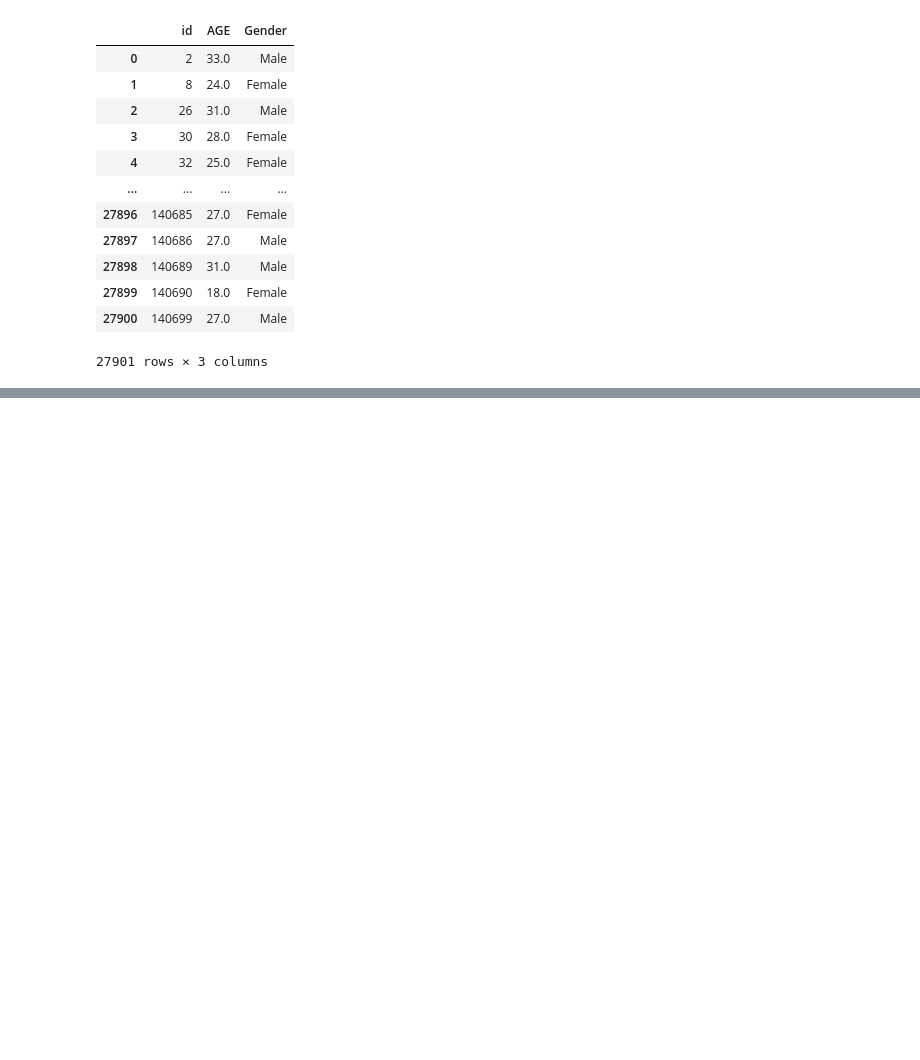
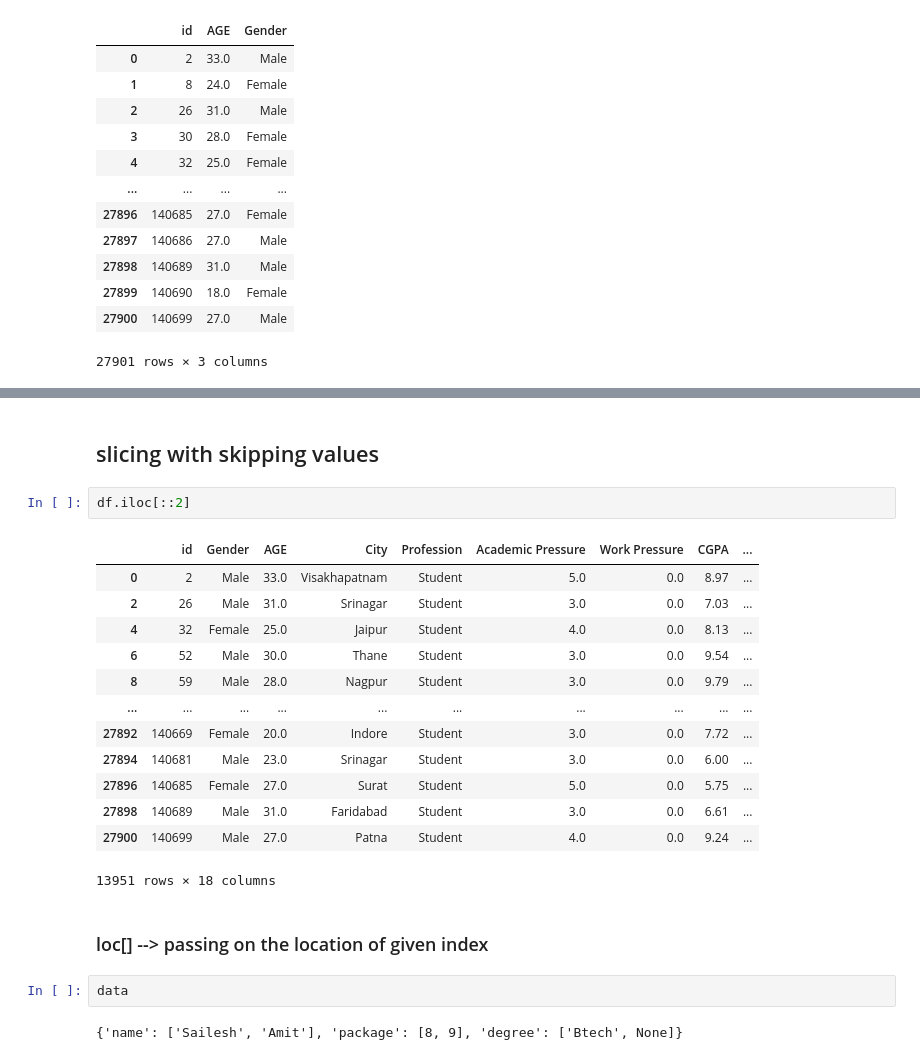
Before and after one commit to saileshchikkam/GEN-Ai, a Jupyter notebook: Machine Learning/Prerequisites/Numpy/Pandas/DataFrames.ipynb, the cells around one changed output, grey strips where cells are left out. Saved outputs shown, nothing was run; the diff lists cells and outputs as text; blank space fills up the shorter version.

```diff
--- a/Machine Learning/Prerequisites/Numpy/Pandas/DataFrames.ipynb
+++ b/Machine Learning/Prerequisites/Numpy/Pandas/DataFrames.ipynb
@@ -625,0 +708,24 @@ df[['id','AGE','Gender']]
+# %% [markdown]
+## slicing with skipping values
+# %%
+df.iloc[::2]
+# %% [output]
+|  | id | Gender | AGE | City | Profession | Academic Pressure | Work Pressure | CGPA | ... |
+| 0 | 2 | Male | 33.0 | Visakhapatnam | Student | 5.0 | 0.0 | 8.97 | ... |
+| 2 | 26 | Male | 31.0 | Srinagar | Student | 3.0 | 0.0 | 7.03 | ... |
+| 4 | 32 | Female | 25.0 | Jaipur | Student | 4.0 | 0.0 | 8.13 | ... |
+| 6 | 52 | Male | 30.0 | Thane | Student | 3.0 | 0.0 | 9.54 | ... |
+| 8 | 59 | Male | 28.0 | Nagpur | Student | 3.0 | 0.0 | 9.79 | ... |
+| ... | ... | ... | ... | ... | ... | ... | ... | ... | ... |
+| 27892 | 140669 | Female | 20.0 | Indore | Student | 3.0 | 0.0 | 7.72 | ... |
+| 27894 | 140681 | Male | 23.0 | Srinagar | Student | 3.0 | 0.0 | 6.00 | ... |
+| 27896 | 140685 | Female | 27.0 | Surat | Student | 5.0 | 0.0 | 5.75 | ... |
+| 27898 | 140689 | Male | 31.0 | Faridabad | Student | 3.0 | 0.0 | 6.61 | ... |
+| 27900 | 140699 | Male | 27.0 | Patna | Student | 4.0 | 0.0 | 9.24 | ... |
+13951 rows × 18 columns
+# %% [markdown]
+### loc[] --> passing on the location of given index
+# %%
+data
+# %% [output]
+{'name': ['Sailesh', 'Amit'], 'package': [8, 9], 'degree': ['Btech', None]}
```
Also changed, not shown: parts of 28 cells of this notebook.
